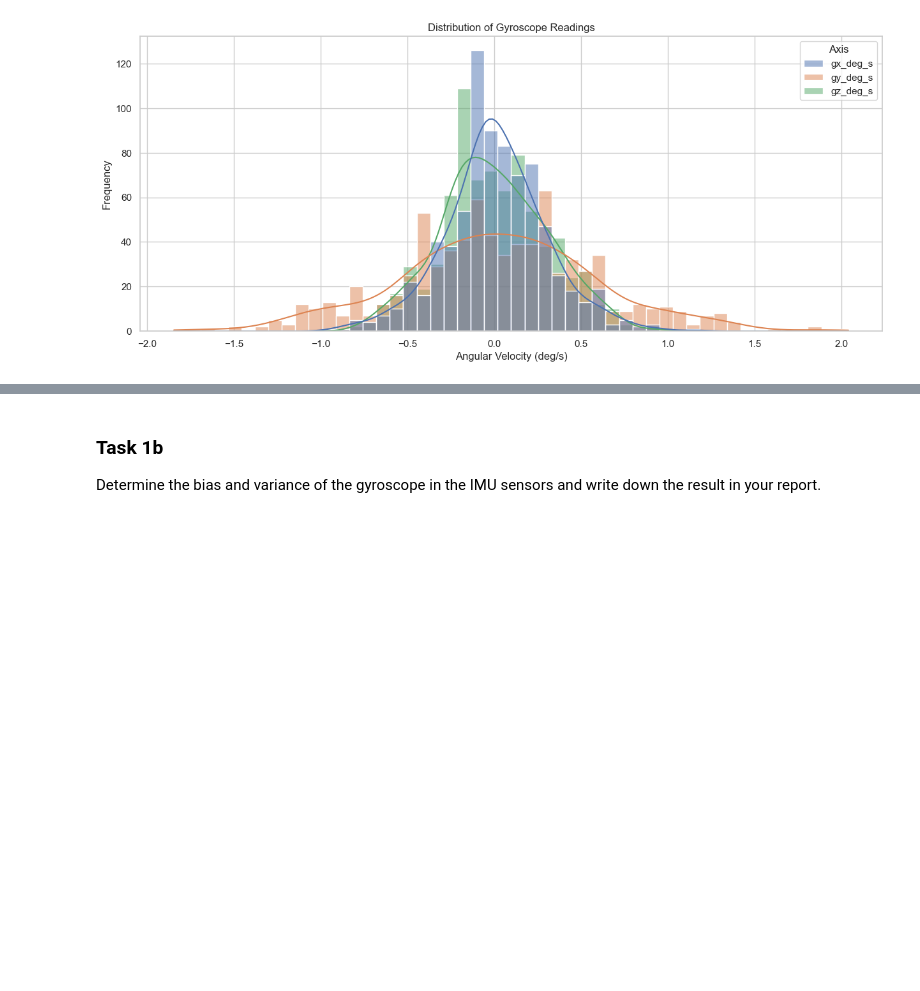
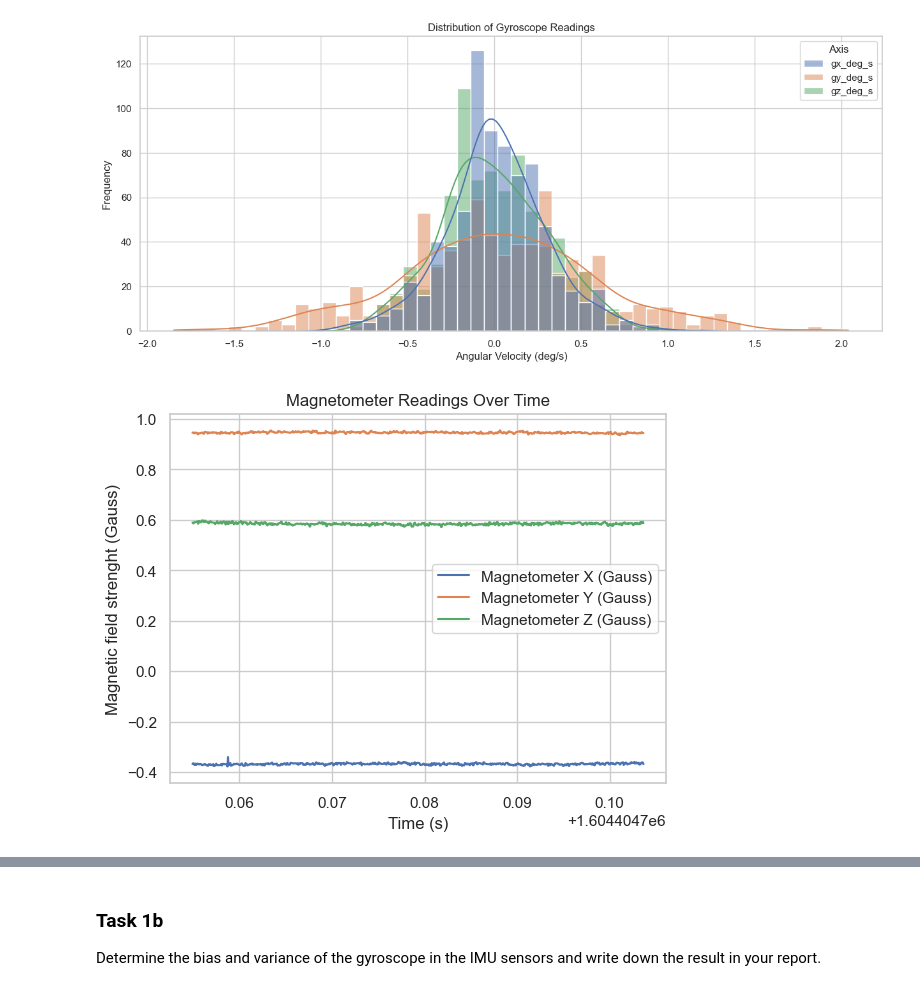
Before and after one commit to albertodian/sensor-fusion-project, a Jupyter notebook: main_part1.ipynb, the cells around one changed output, grey strips where cells are left out. Drawn from its saved outputs; the diff is of its cells as text; code cells hidden in the pictures; blank space fills up the shorter version.

```diff
--- a/main_part1.ipynb
+++ b/main_part1.ipynb
@@ -71,3 +85,16 @@ plt.ylabel('Frequency')
 plt.show()
 # %% [output]
 [figure]
+# %%
+plt.plot(df_task1['timestamp_s'], df_task1['mx_gauss'], label='Magnetometer X (Gauss)')
+plt.plot(df_task1['timestamp_s'], df_task1['my_gauss'], label='Magnetometer Y (Gauss)')
+plt.plot(df_task1['timestamp_s'], df_task1['mz_gauss'], label='Magnetometer Z (Gauss)')
+
+plt.title('Magnetometer Readings Over Time')
+plt.xlabel('Time (s)')
+plt.ylabel('Magnetic field strenght (Gauss)')
+plt.legend()
+plt.grid(True)
+plt.show()
+# %% [output]
+[figure, added]
```
Also changed, not shown: parts of 5 cells of this notebook, 14 other files.
